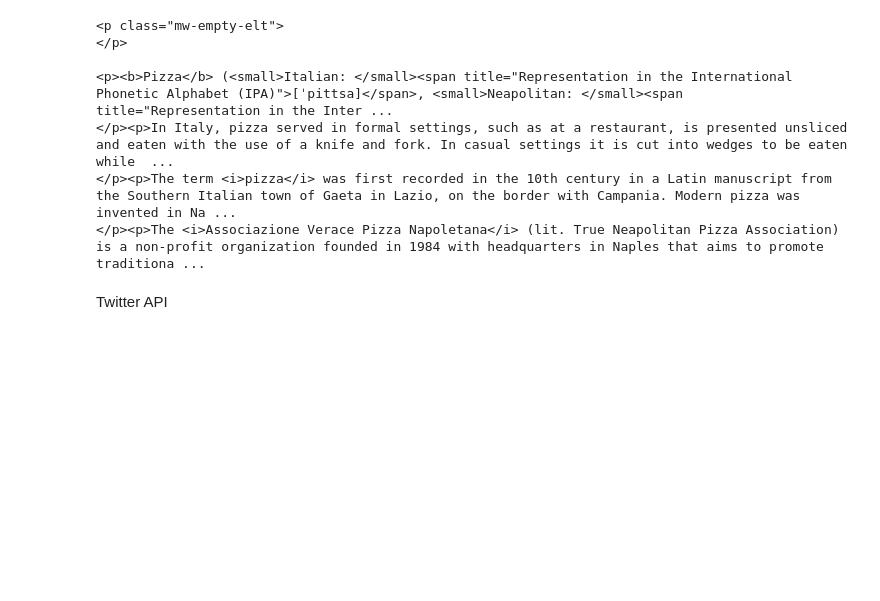
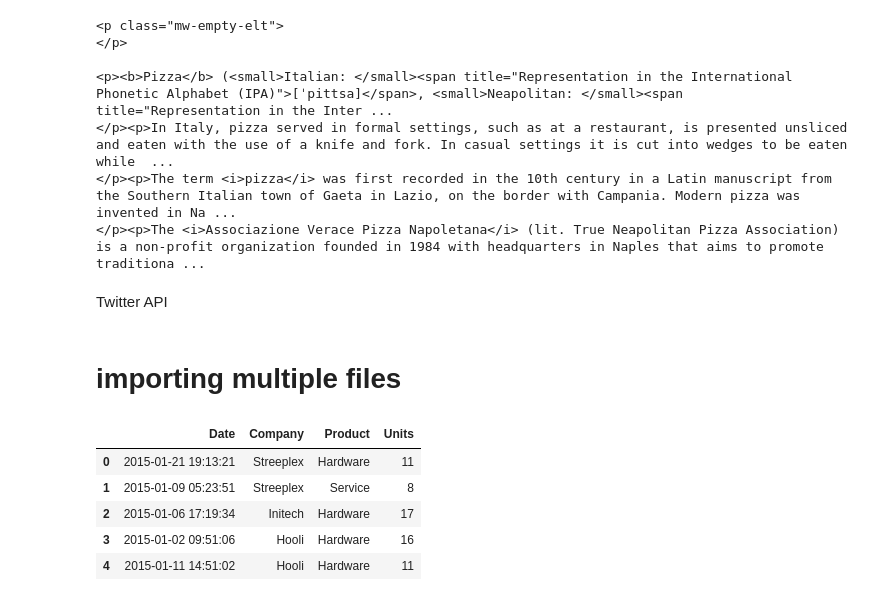
Before and after one commit to SurajKande/python-pandas, a Jupyter notebook: importing_files_pandas.ipynb, the cells around one changed output. Cells and saved outputs as stored; diff of their text form; code cells hidden in the pictures; blank space fills up the shorter version.

```diff
--- a/importing_files_pandas.ipynb
+++ b/importing_files_pandas.ipynb
@@ -494,3 +523,26 @@ consumer_secret = "fJGEodwe3KiKUnsYJC3VRndj7jevVvXbK2D5EiJ2nehafRgA6i"
 # Pass OAuth details to tweepy's OAuth handler
 auth = tweepy.OAuthHandler(consumer_key, consumer_secret)
 auth.set_access_token(access_token, access_token_secret)
+# %% [markdown]
+# importing multiple files
+# %%
+# Import pandas
+import pandas as pd
+
+# Create the list of file names: filenames
+filenames = ['/content/gdrive/My Drive/datasets/sales/sales-jan-2015.csv', '/content/gdrive/My Drive/datasets/sales/sales-feb-2015.csv']
+
+# Create the list of DataFrames
+dataframes = []
+for filename in filenames:
+    dataframes.append(pd.read_csv(filename))
+
+# Print top 5 rows of 1st DataFrame in dataframes
+dataframes[0].head()
+# %% [output]
+|  | Date | Company | Product | Units |
+| 0 | 2015-01-21 19:13:21 | Streeplex | Hardware | 11 |
+| 1 | 2015-01-09 05:23:51 | Streeplex | Service | 8 |
+| 2 | 2015-01-06 17:19:34 | Initech | Hardware | 17 |
+| 3 | 2015-01-02 09:51:06 | Hooli | Hardware | 16 |
+| 4 | 2015-01-11 14:51:02 | Hooli | Hardware | 11 |
```
Also changed, not shown: parts of 41 cells of this notebook.
